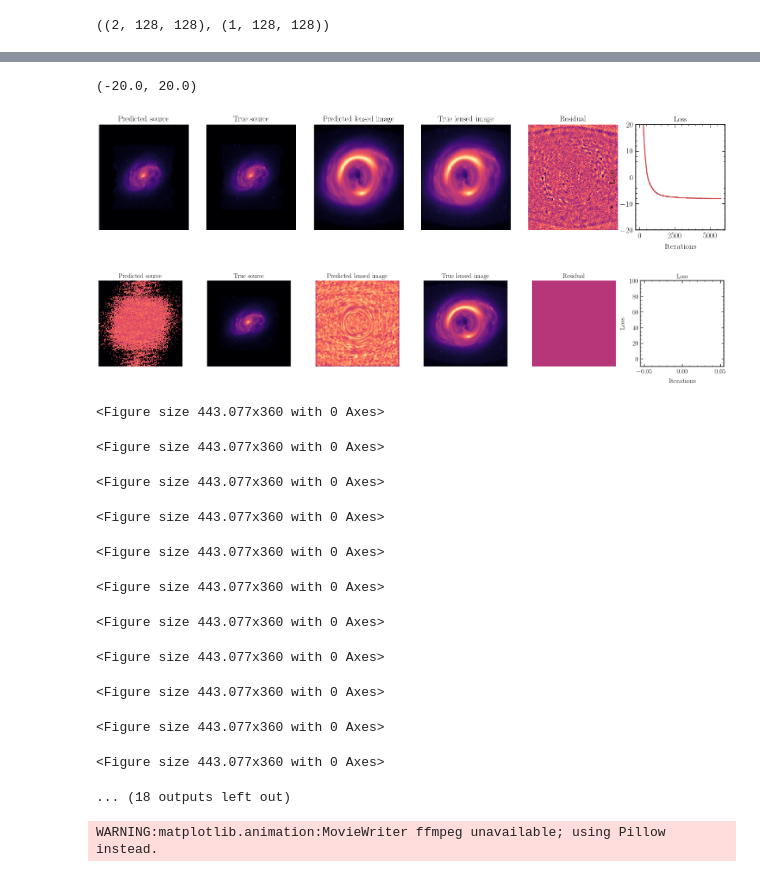
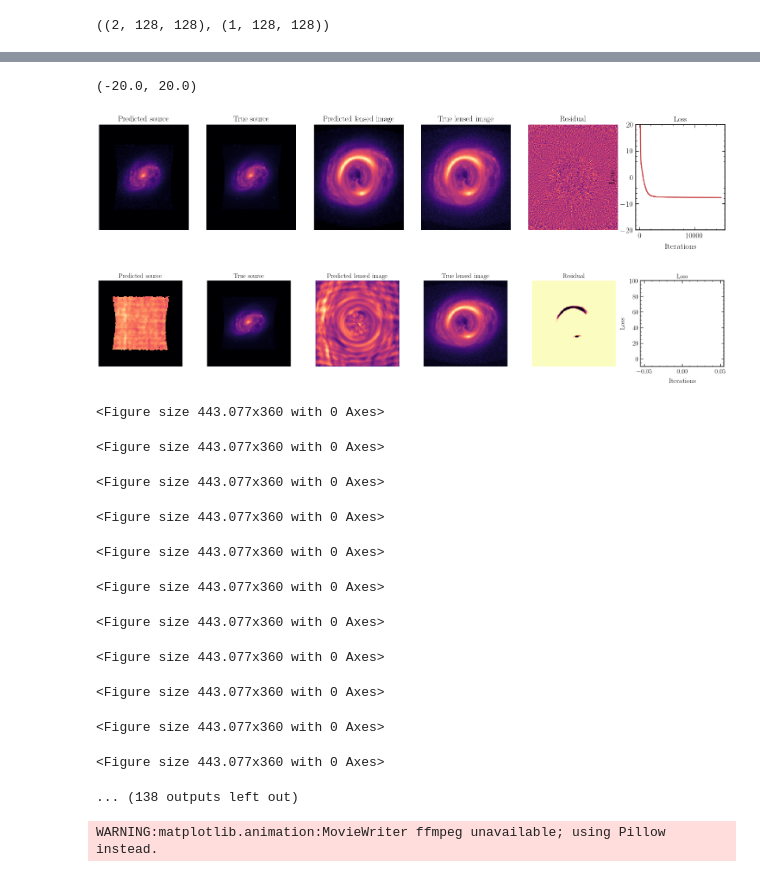
Before and after one commit to smsharma/lensing-neural-fields, a Jupyter notebook: notebooks/nerf_probabilistic_gigalens.ipynb, the cells around one changed output, grey strips where cells are left out. Cells and saved outputs as stored; diff of their text form; code cells hidden in the pictures.

```diff
--- a/notebooks/nerf_probabilistic_gigalens.ipynb
+++ b/notebooks/nerf_probabilistic_gigalens.ipynb
@@ -354,15 +382,15 @@ weight_decay = 1e-4
 momentum = 0.5
 optimizer_name = "adabelief"
 # %%
-train_epochs = 6000
+train_epochs = 15000
 plot_every = 200
 # %%
 from flax.training.lr_schedule import create_cosine_learning_rate_schedule
 
-# lr_schedule = optax.constant_schedule(value=learning_rate_init)
-lr_schedule = optax.cosine_decay_schedule(init_value=learning_rate_init, decay_steps=train_epochs)
-# lr_schedule_variational = optax.constant_schedule(value=learning_rate_variational)
-lr_schedule_variational = optax.cosine_decay_schedule(init_value=learning_rate_variational, decay_steps=train_epochs)
+lr_schedule = optax.constant_schedule(value=learning_rate_init)
+# lr_schedule = optax.cosine_decay_schedule(init_value=learning_rate_init, decay_steps=train_epochs)
+lr_schedule_variational = optax.constant_schedule(value=learning_rate_variational)
+# lr_schedule_variational = optax.cosine_decay_schedule(init_value=learning_rate_variational, decay_steps=train_epochs)
 # %%
 coords.shape, image_input.shape
 # %% [output]
@@ -423,6 +451,7 @@ def train_and_evaluate(state, train_step_fn, learning_rate_fn):
             model_output, loc, scale_tri = model_fn(rearrange(coords, "c h w -> (h w) c"))
             model_output = rearrange(model_output, "(h w) c -> c h w", h=n_xy, w=n_xy)
 
+            loc = loc.at[(0,)].set(nn.softplus(loc[0]))
             lenses = render_lens((nn.softplus(model_output[0]), loc))
 
             reconstructed_lens_history.append(np.asarray(lenses.T))
@@ -631,7 +683,7 @@ from lensing_sim.units import asctorad
 # im = ax.imshow(z_sc, cmap=cmap, vmin=-2, vmax=2)
 # cbar = fig.colorbar(im, ax=ax)
 # %%
-# fig, ax = plt.subplots()
-snr = ((hist["reconstructed_src_mu"][-1])) / ((hist["reconstructed_src_std"])[-1]) < .5
-# im = ax.imshow(snr, cmap=cmap, vmin=0, vmax=1)
-# cbar = fig.colorbar(im, ax=ax)
+fig, ax = plt.subplots()
+snr = ((hist["reconstructed_src_mu"][-1])) / ((hist["reconstructed_src_std"])[-1]) < 1
+im = ax.imshow(snr, cmap=cmap)
+cbar = fig.colorbar(im, ax=ax)
@@ -654,7 +708,7 @@ ax4.imshow(image_input[0].T, cmap=cmap, aspect="auto")
 ax4.set_title(f"True lensed image")
 ax4.axis("off")
 # im = ax5.imshow((hist["reconstructed_src_mu"][i] - mnist_resized) / np.sqrt(np.exp(hist["reconstructed_src_std"][i])), cmap=cmap, vmin=-3, vmax=3)
-im = ax5.imshow((hist["reconstructed_lens"][i] - image_input[0].T), cmap=cmap, aspect="auto")
+im = ax5.imshow((hist["reconstructed_lens"][i] - image_input[0].T) / std_noise, cmap=cmap, aspect="auto", vmin=-5, vmax=5)
 ax5.set_title(f"Residual")
 ax5.axis("off")
 ax6.plot(np.arange(plot_every * (i)), np.array(hist["train_loss"][:plot_every * (i)]) / (n_xy * n_xy))
@@ -664,43 +718,42 @@ ax6.set_ylabel(f"Loss")
 ax6.set_ylim(-20, 20)
 # %% [output]
 (-20.0, 20.0)
-[figure, old version]
+[figure, new version]
 # %%
 from celluloid import Camera
 
 epoch = -1
 
 fig, (ax1, ax2, ax3, ax4, ax5, ax6) = plt.subplots(1, 6, figsize=(24, 4.5))
 camera = Camera(fig)
 
 for i in range(len(hist["reconstructed_lens"])):
     ax1.imshow((hist["reconstructed_src_mu"][i]) * ~snr, cmap=cmap, vmin=0, vmax=1, aspect="auto")
     ax1.set_title(f"Predicted source")
     ax1.axis("off")
     ax2.imshow(im_source * ~snr, cmap=cmap, vmin=0, vmax=1, aspect="auto")
     ax2.set_title(f"True source")
     ax2.axis("off")
     ax3.imshow(hist["reconstructed_lens"][i], cmap=cmap, aspect="auto")
     ax3.set_title(f"Predicted lensed image")
     ax3.axis("off")
     ax4.imshow(image_input[0].T, cmap=cmap, aspect="auto")
     ax4.set_title(f"True lensed image")
     ax4.axis("off")
-    # im = ax5.imshow((hist["reconstructed_src_mu"][i] - mnist_resized) / np.sqrt(np.exp(hist["reconstructed_src_std"][i])), cmap=cmap, vmin=-3, vmax=3)
-    im = ax5.imshow((hist["reconstructed_lens"][i] - image_input[0].T), cmap=cmap, aspect="auto", vmin=-.1, vmax=.1)
+    im = ax5.imshow((hist["reconstructed_lens"][i] - image_input[0].T) / std_noise, cmap=cmap, aspect="auto", vmin=-5, vmax=5)
     ax5.set_title(f"Residual")
     ax5.axis("off")
     ax6.plot(np.arange(plot_every * (i)), np.array(hist["train_loss"][:plot_every * (i)]) / (n_xy * n_xy), color=cols_default[0])
     ax6.set_title(f"Loss")
     ax6.set_xlabel(f"Iterations")
     ax6.set_ylabel(f"Loss")
     ax6.set_ylim(-10, 100)
     # cbar = fig.colorbar(im, ax=ax5)
     plt.tight_layout();
     plt.show()
     camera.snap()
 # %% [output]
-[figure, old version]
+[figure, new version]
 <Figure size 443.077x360 with 0 Axes>
 <Figure size 443.077x360 with 0 Axes>
 <Figure size 443.077x360 with 0 Axes>
@@ -712,6 +765,6 @@ for i in range(len(hist["reconstructed_lens"])):
 <Figure size 443.077x360 with 0 Axes>
 <Figure size 443.077x360 with 0 Axes>
 <Figure size 443.077x360 with 0 Axes>
-... (18 outputs left out)
+... (138 outputs left out)
 # %%
 animation = camera.animate()
```
Also changed, not shown: parts of 25 cells of this notebook, 38 other files.
